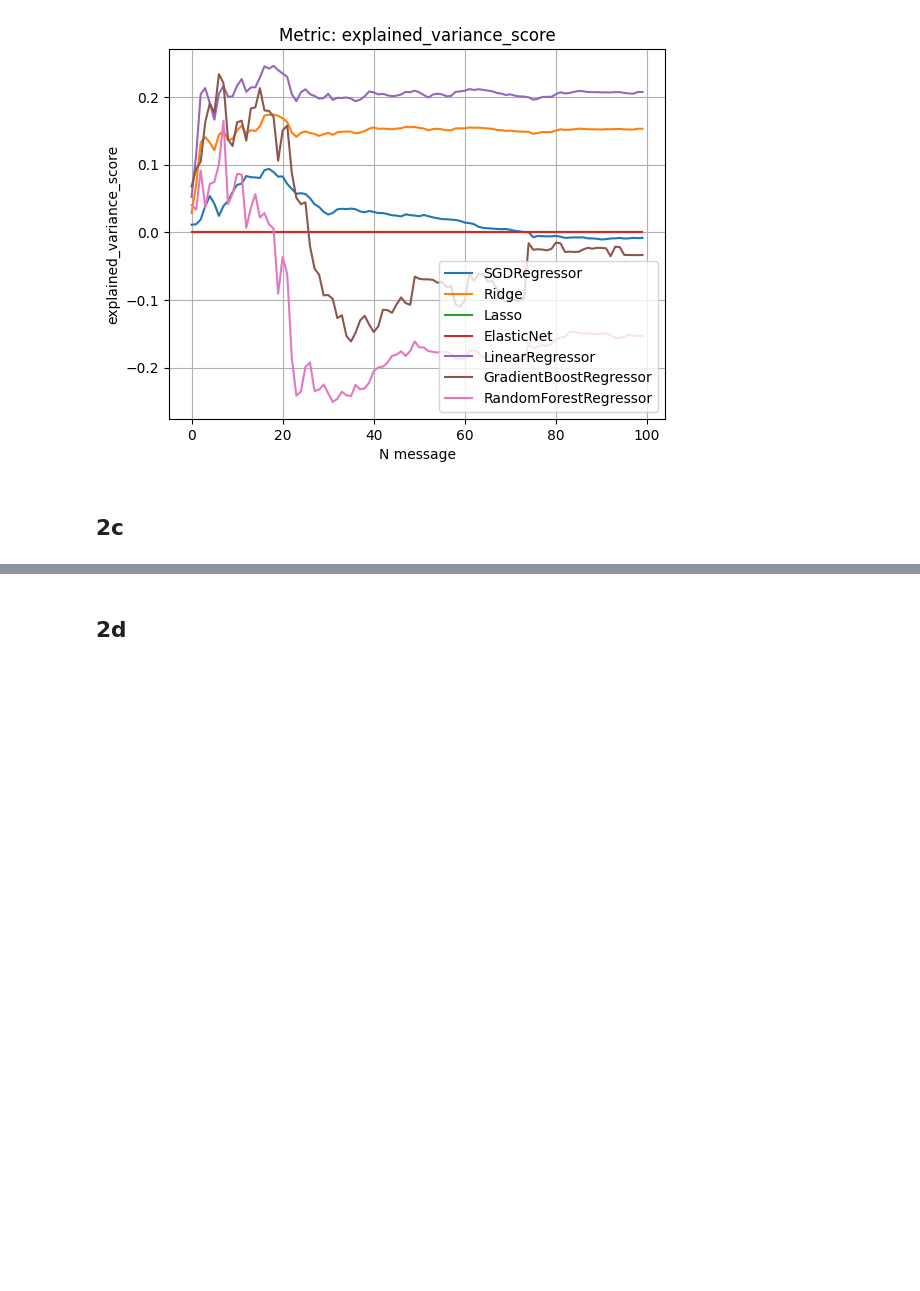
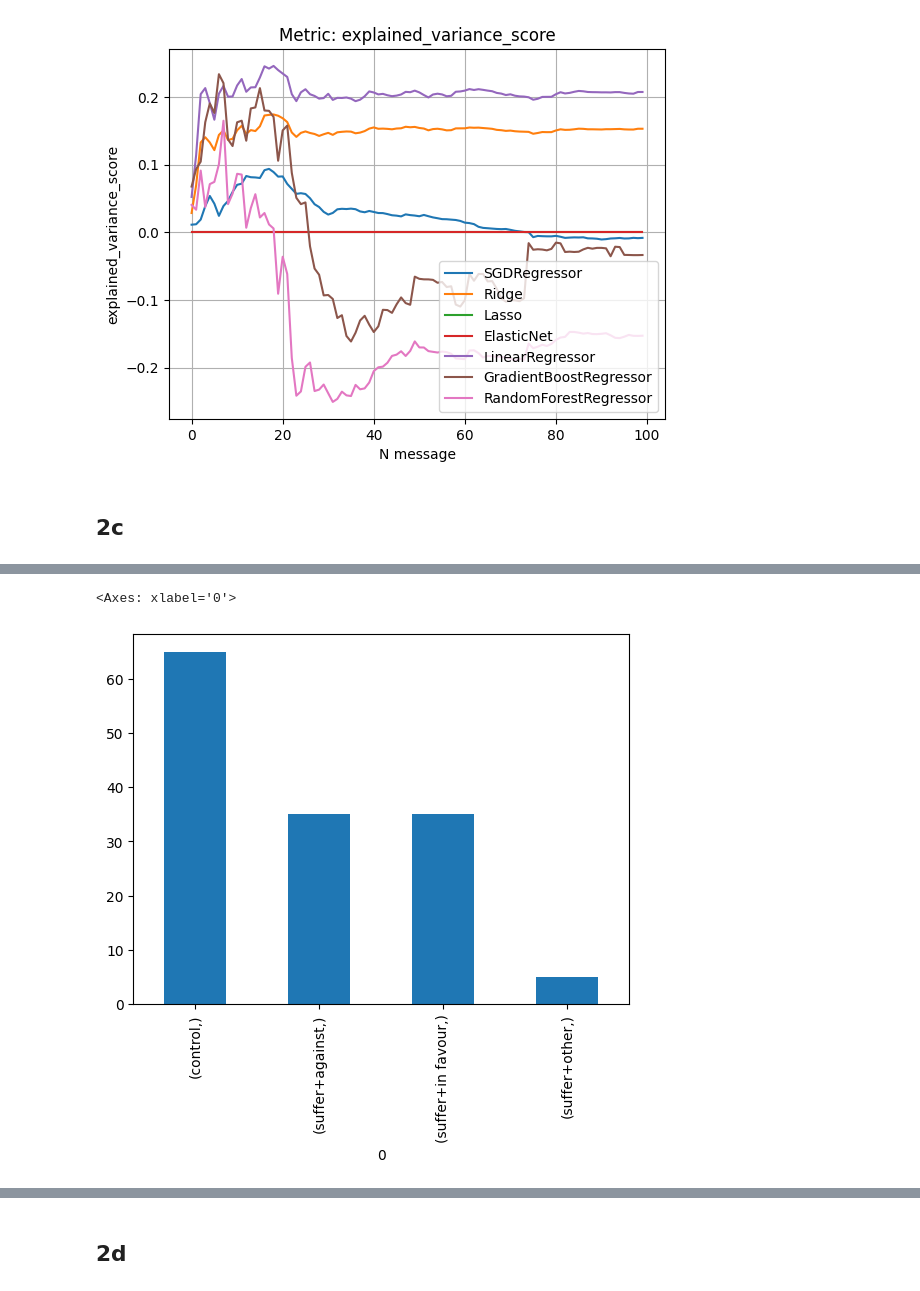
Before and after one commit to plncmm/PLN-CMM-at-MentalRiskES, a Jupyter notebook: src/models/MentalRisk_rounds.ipynb, the cells around one changed output, grey strips where cells are left out. Saved outputs shown, nothing was run; the diff lists cells and outputs as text; code cells hidden in the pictures; blank space fills up the shorter version.

```diff
--- a/src/models/MentalRisk_rounds.ipynb
+++ b/src/models/MentalRisk_rounds.ipynb
@@ -886,0 +953,5 @@ train_rounds, test_rounds = rounds_partition(rounds_2b, X_train.index)
+# %%
+pd.DataFrame(le.inverse_transform(y_train)).value_counts().plot(kind='bar')
+# %% [output]
+<Axes: xlabel='0'>
+[figure, added]
```
Also changed, not shown: parts of 29 cells of this notebook.
